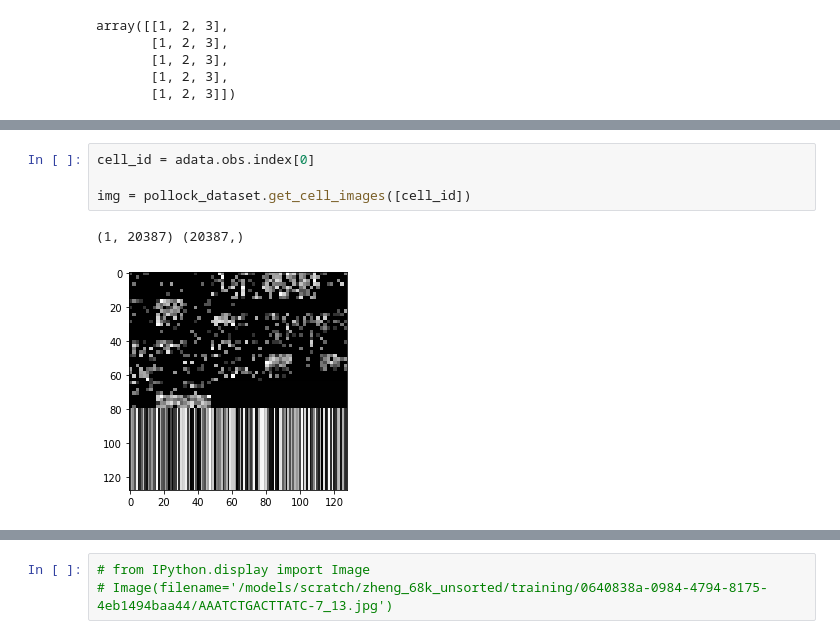
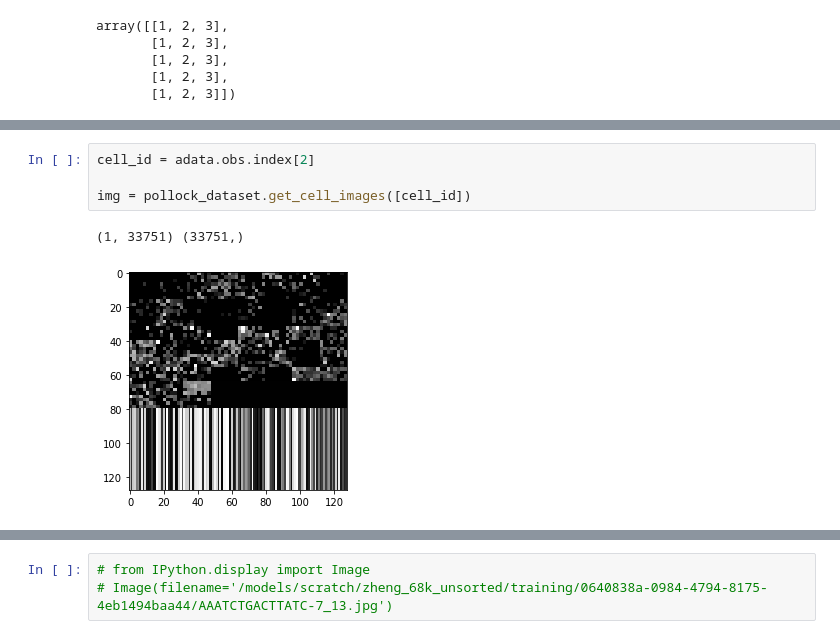
Before and after one commit to ding-lab/pollock, a Jupyter notebook: notebooks/example_from_expression_table.ipynb, the cells around one changed output, grey strips where cells are left out. Cells and saved outputs as stored; diff of their text form.

```diff
--- a/notebooks/example_from_expression_table.ipynb
+++ b/notebooks/example_from_expression_table.ipynb
@@ -842,7 +849,7 @@ x.shape, y.shape
 # %%
-cell_id = adata.obs.index[0]
+cell_id = adata.obs.index[2]
 
 img = pollock_dataset.get_cell_images([cell_id])
 # %% [output]
-(1, 20387) (20387,)
+(1, 33751) (33751,)
-[figure, old version]
+[figure, new version]
```
Also changed, not shown: parts of 30 cells of this notebook, 1 other file.
